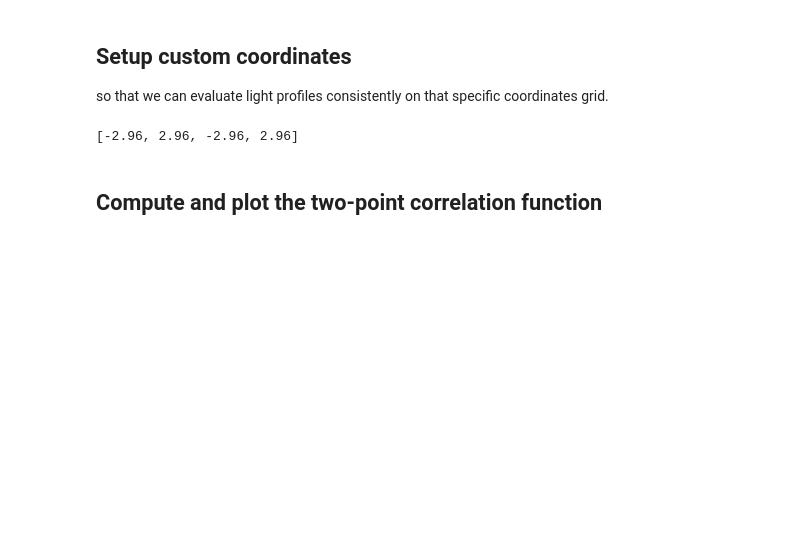
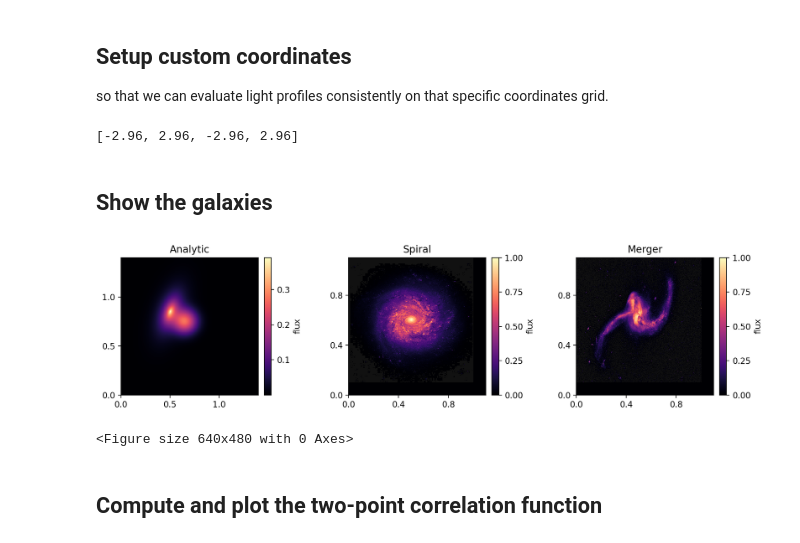
Before and after one commit to aymgal/COOLEST, a Jupyter notebook: docs/notebooks/05-two_point_correlation.ipynb, the cells around one changed output. Drawn from its saved outputs; the diff is of its cells as text; code cells hidden in the pictures; blank space fills up the shorter version.

Commit message:
Update example notebook on 2-point correlation of surface brightness

```diff
--- a/docs/notebooks/05-two_point_correlation.ipynb
+++ b/docs/notebooks/05-two_point_correlation.ipynb
@@ -55,6 +54,25 @@ print(coord_orig.plt_extent)
 #print(coord_src.plt_extent)
 # %% [output]
 [-2.96, 2.96, -2.96, 2.96]
+# %% [markdown]
+## Show the galaxies
+# %%
+plotter = ModelPlotter(coolest, input_path)
+norm = None #Normalize(-0.005, 0.4)
+
+fig, axes = plt.subplots(1, 3, figsize=(14, 3))
+for entity_idx, (ax, title) in enumerate(zip(axes, ["Analytic", "Spiral", "Merger"])):
+    plotter.plot_surface_brightness(
+        ax, title=title,
+        kwargs_light=dict(entity_selection=[entity_idx]),
+        norm=norm,
+        neg_values_as_bad=True,
+    )
+plt.figure()
+plt.show()
+# %% [output]
+[figure, added]
+<Figure size 640x480 with 0 Axes>
 # %% [markdown]
 ## Compute and plot the two-point correlation function
 # %%
```
Also changed, not shown: parts of 4 cells of this notebook, 2 other files.
